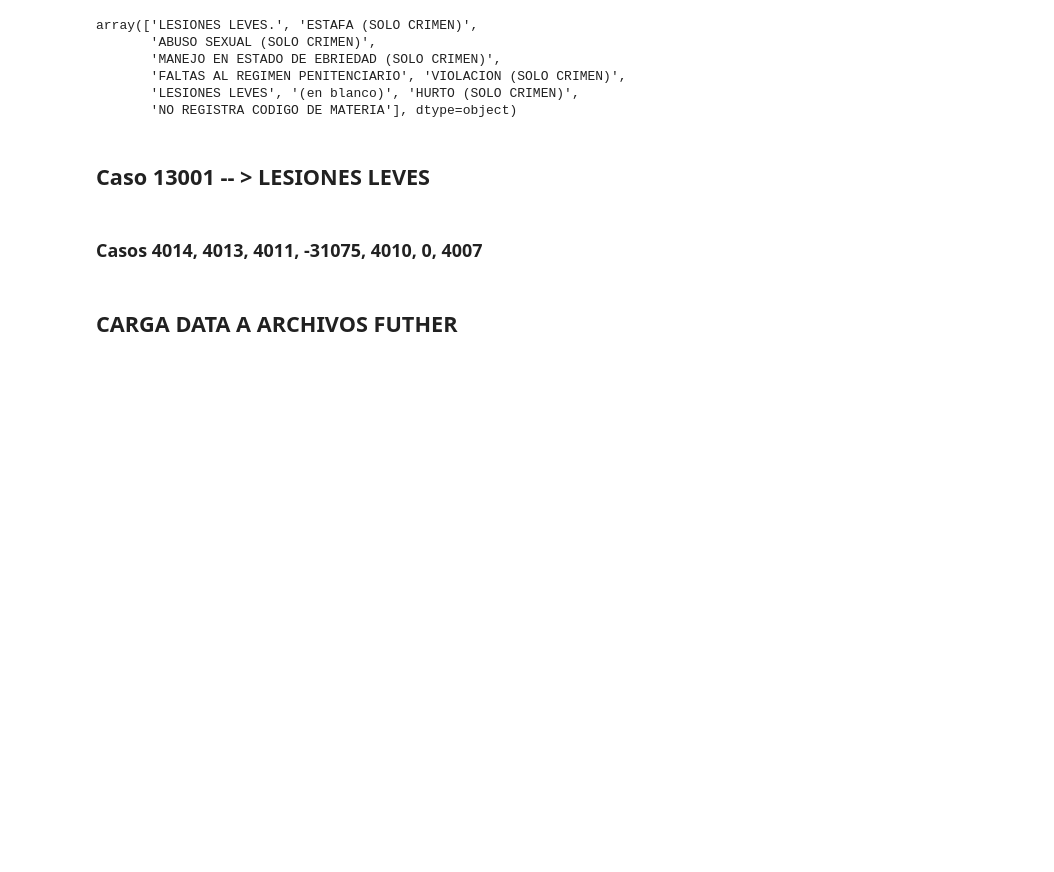
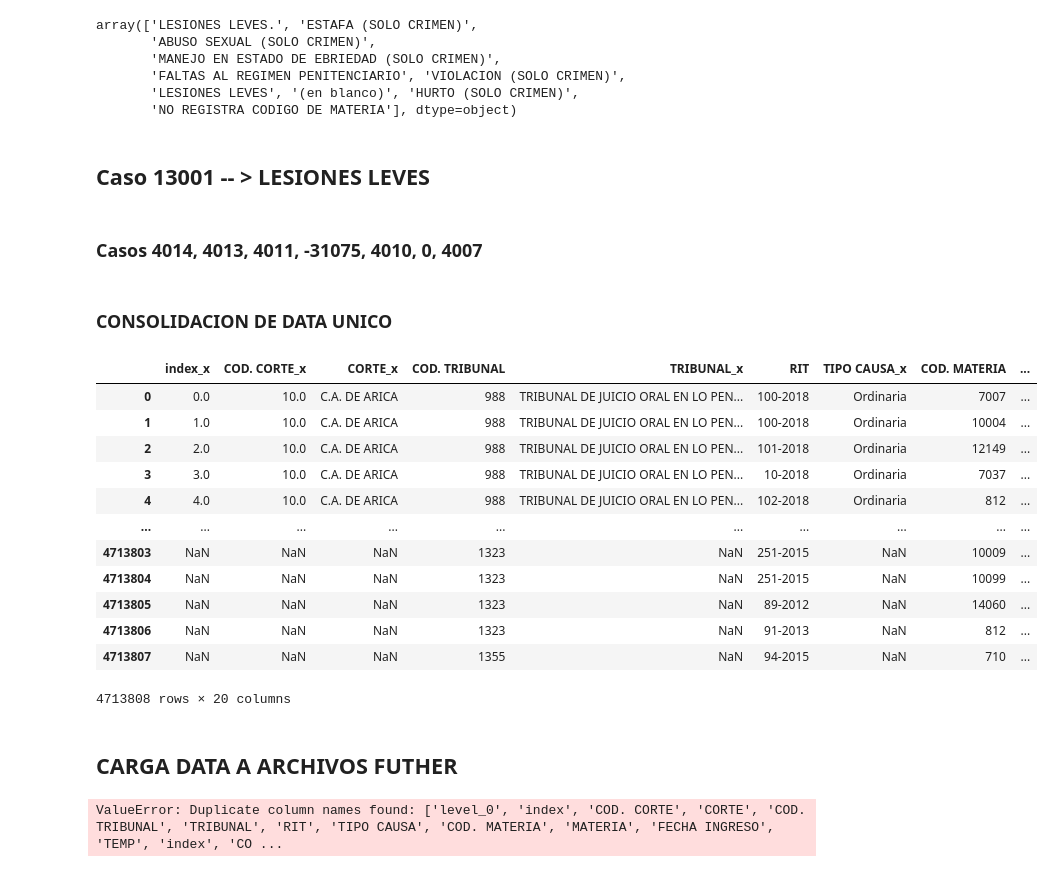
Before and after one commit to JALVARADORUIZ/DataAnalytic-PJUD, a Jupyter notebook: notebooks/17-jalvaradoruiz-procesamiento-dataset-materia.ipynb, the cells around one changed output. Drawn from its saved outputs; the diff is of its cells as text; code cells hidden in the pictures; blank space fills up the shorter version.

```diff
--- a/notebooks/17-jalvaradoruiz-procesamiento-dataset-materia.ipynb
+++ b/notebooks/17-jalvaradoruiz-procesamiento-dataset-materia.ipynb
@@ -211,15 +211,41 @@ df_termino_materia.drop(filtro_codigo_4010.index, axis = 0, inplace = True)
 df_termino_materia.drop(filtro_codigo_31075.index, axis = 0, inplace = True)
 df_termino_materia.drop(filtro_codigo_4007.index, axis = 0, inplace = True)
 df_termino_materia.drop(filtro_codigo_0.index, axis = 0, inplace = True)
+# %% [markdown]
+### CONSOLIDACION DE DATA UNICO
+# %%
+pd.set_option('display.max_columns', 100)
+# %%
+df_consolidado = pd.merge(df_ingresos_materia, df_termino_materia, how='outer', on=['COD. TRIBUNAL','RIT','COD. MATERIA'])
+# %%
+df_consolidado
+# %% [output]
+|  | index_x | COD. CORTE_x | CORTE_x | COD. TRIBUNAL | TRIBUNAL_x | RIT | TIPO CAUSA_x | COD. MATERIA | ... |
+| 0 | 0.0 | 10.0 | C.A. DE ARICA | 988 | TRIBUNAL DE JUICIO ORAL EN LO PEN... | 100-2018 | Ordinaria | 7007 | ... |
+| 1 | 1.0 | 10.0 | C.A. DE ARICA | 988 | TRIBUNAL DE JUICIO ORAL EN LO PEN... | 100-2018 | Ordinaria | 10004 | ... |
+| 2 | 2.0 | 10.0 | C.A. DE ARICA | 988 | TRIBUNAL DE JUICIO ORAL EN LO PEN... | 101-2018 | Ordinaria | 12149 | ... |
+| 3 | 3.0 | 10.0 | C.A. DE ARICA | 988 | TRIBUNAL DE JUICIO ORAL EN LO PEN... | 10-2018 | Ordinaria | 7037 | ... |
+| 4 | 4.0 | 10.0 | C.A. DE ARICA | 988 | TRIBUNAL DE JUICIO ORAL EN LO PEN... | 102-2018 | Ordinaria | 812 | ... |
+| ... | ... | ... | ... | ... | ... | ... | ... | ... | ... |
+| 4713803 | NaN | NaN | NaN | 1323 | NaN | 251-2015 | NaN | 10009 | ... |
+| 4713804 | NaN | NaN | NaN | 1323 | NaN | 251-2015 | NaN | 10099 | ... |
+| 4713805 | NaN | NaN | NaN | 1323 | NaN | 89-2012 | NaN | 14060 | ... |
+| 4713806 | NaN | NaN | NaN | 1323 | NaN | 91-2013 | NaN | 812 | ... |
+| 4713807 | NaN | NaN | NaN | 1355 | NaN | 94-2015 | NaN | 710 | ... |
+4713808 rows × 20 columns
 # %% [markdown]
 ## CARGA DATA A ARCHIVOS FUTHER
 # %%
 # Directorio donde se guardaran archivos feather
 df_ingresos_materia.reset_index(inplace = True)
 df_termino_materia.reset_index(inplace = True)
+df_consolidado.reset_index(inplace = True)
 os.makedirs(path_processed, exist_ok = True)
 
 # Guardamos dataset como archivo feather
 
 df_ingresos_materia.to_feather(f'{path_processed}/IngresosMateria_feather')
 df_termino_materia.to_feather(f'{path_processed}/TerminoMateria_feather')
+df_consolidado.to_feather(f'{path_processed}/Consolidado_Materia_feather')
+# %% [output]
+ValueError: Duplicate column names found: ['level_0', 'index', 'COD. CORTE', 'CORTE', 'COD. TRIBUNAL', 'TRIBUNAL', 'RIT', 'TIPO CAUSA', 'COD. MATERIA', 'MATERIA', 'FECHA INGRESO', 'TEMP', 'index', 'CO ...
```
Also changed, not shown: 34 other files.
